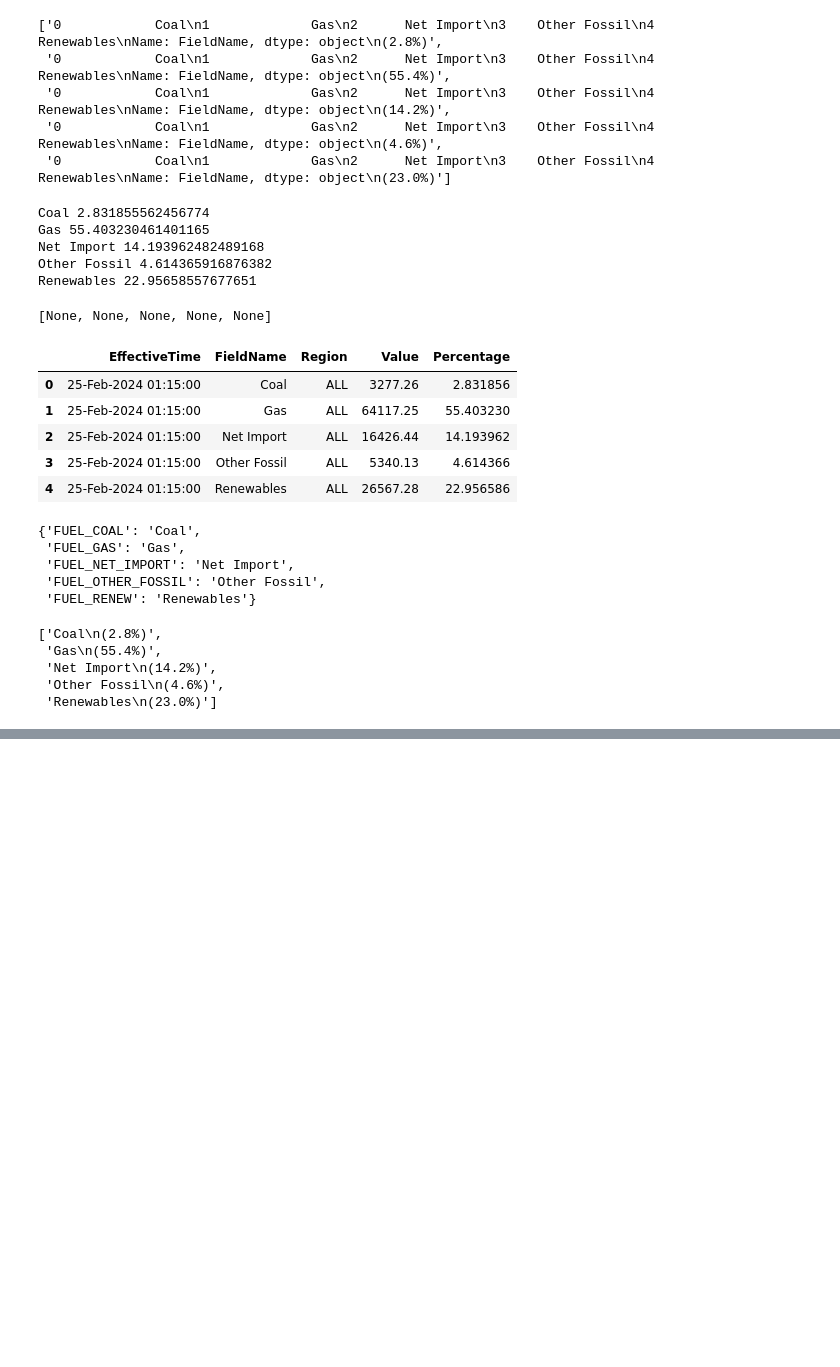
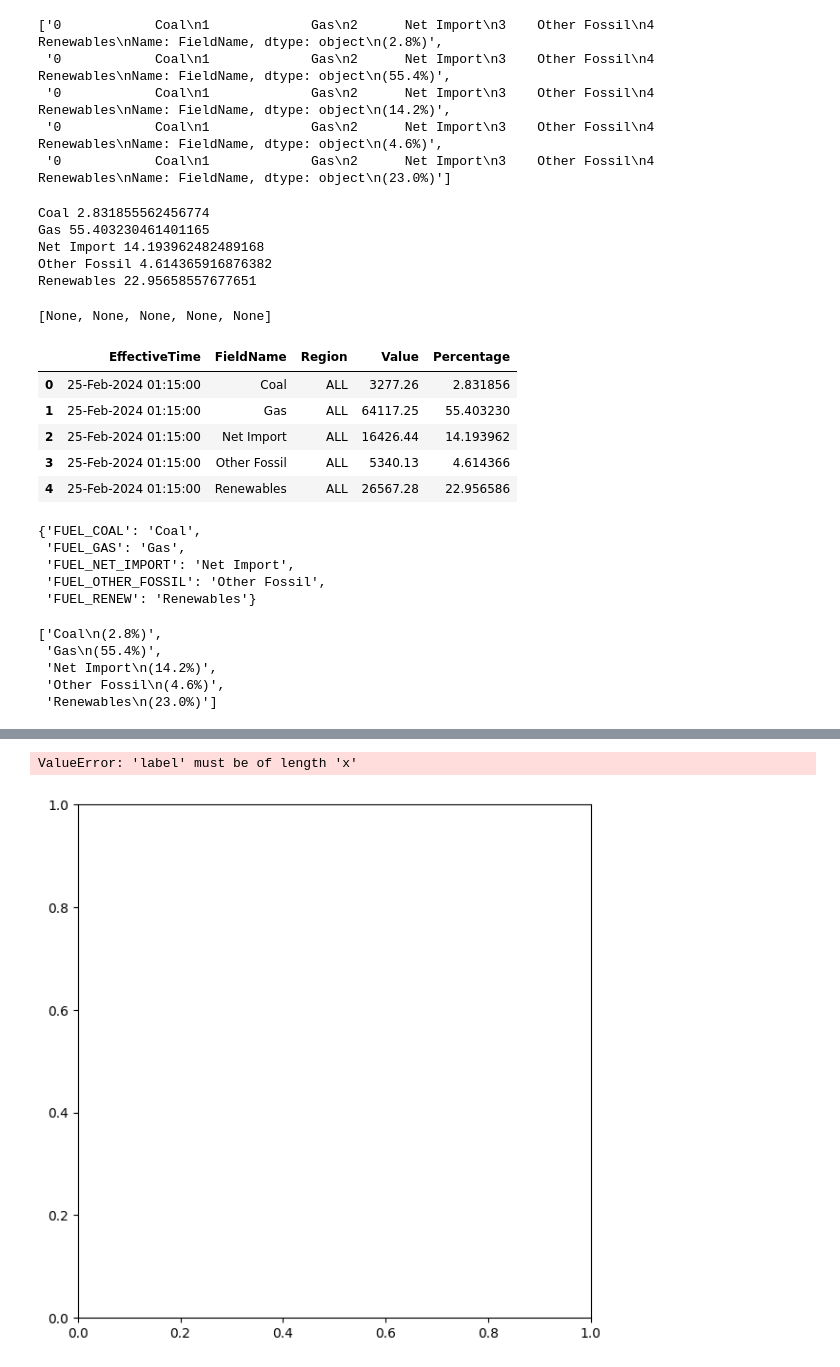
Before and after one commit to SaM-92/telegram-energy-api, a Jupyter notebook: eirgrid_api.ipynb, the cells around one changed output, grey strips where cells are left out. Cells and saved outputs as stored; diff of their text form; code cells hidden in the pictures; blank space fills up the shorter version.

```diff
--- a/eirgrid_api.ipynb
+++ b/eirgrid_api.ipynb
@@ -563,0 +771,12 @@ await context.bot.send_photo(chat_id=chat_id, photo=buf, caption=caption_text)
+# %%
+# Assuming df is your DataFrame
+data = {
+    "EffectiveTime": ["27-Feb-2024 00:00:00", "27-Feb-2024 00:00:00", "27-Feb-2024 00:00:00", "27-Feb-2024 00:00:00", "27-Feb-2024 00:00:00"],
+    "FieldName": ["Coal", "Gas", "Net Import", "Other Fossil", "Renewables"],
+    "Region": ["ALL", "ALL", "ALL", "ALL", "ALL"],
+    "Value": [8222.31, 51852.59, -11567.20, 4954.84, 45456.05],
+    "ValueForPercentage": [8222.31, 51852.59, 0.00, 4954.84, 45456.05],
+    "Percentage": [6.711899, 42.327439, 0.000000, 4.044652, 37.105922],
+}
+
+df = pd.DataFrame(data)
@@ -563,0 +792,2 @@ await context.bot.send_photo(chat_id=chat_id, photo=buf, caption=caption_text)
+# %%
+net_import_status='exporting'
@@ -563,0 +892,45 @@ await context.bot.send_photo(chat_id=chat_id, photo=buf, caption=caption_text)
+# %%
+pastel_colors = {
+    "Coal": "#3B3434",  # Coal - less vibrant gray
+    "Gas": "#FF5733",  # Gas - less vibrant orange
+    "Net Import": "#8648BD",  # Net Import - less vibrant blue
+    "Other Fossil": "#F08080",  # Other Fossil - less vibrant red
+    "Renewables": "#48BD5F",  # Renewables - less vibrant green
+}
+# print(fuel_mix_eirgrid)
+# Mapping the pastel colors to the dataframe's FieldName
+pastel_pie_colors = [
+    pastel_colors[field] for field in df["FieldName"]
+]
+# Filter df based on net_import_status
+if net_import_status == "importing":
+    pie_data = df
+elif net_import_status == "exporting":
+    pie_data = df[df["FieldName"] != "Net Import"]
+    # Update pastel_pie_colors to match the filtered data
+    pastel_pie_colors = [pastel_colors[field] for field in pie_data["FieldName"]]
+
+# Generate custom_labels from the (potentially filtered) pie_data
+custom_labels = [
+    f'{row["FieldName"]}\n({row["Percentage"]:.1f}%)'
+    for index, row in pie_data.iterrows()
+]
+plt.figure(figsize=(7, 7))
+plt.pie(
+    pie_data["Percentage"],
+    labels=custom_labels,
+    startangle=140,
+    colors=pastel_pie_colors,
+    wedgeprops=dict(width=0.3),
+)
+plt.axis("equal")  # Equal aspect ratio ensures that pie is drawn as a circle.
+plt.tight_layout()
+# plt.show()
+# Save the plot to a BytesIO buffer
+buf = BytesIO()
+plt.savefig(buf, format="png")
+buf.seek(0)
+plt.show()
+# %% [output]
+ValueError: 'label' must be of length 'x'
+[figure, added]
```
Also changed, not shown: parts of 40 cells of this notebook, 3 other files.
